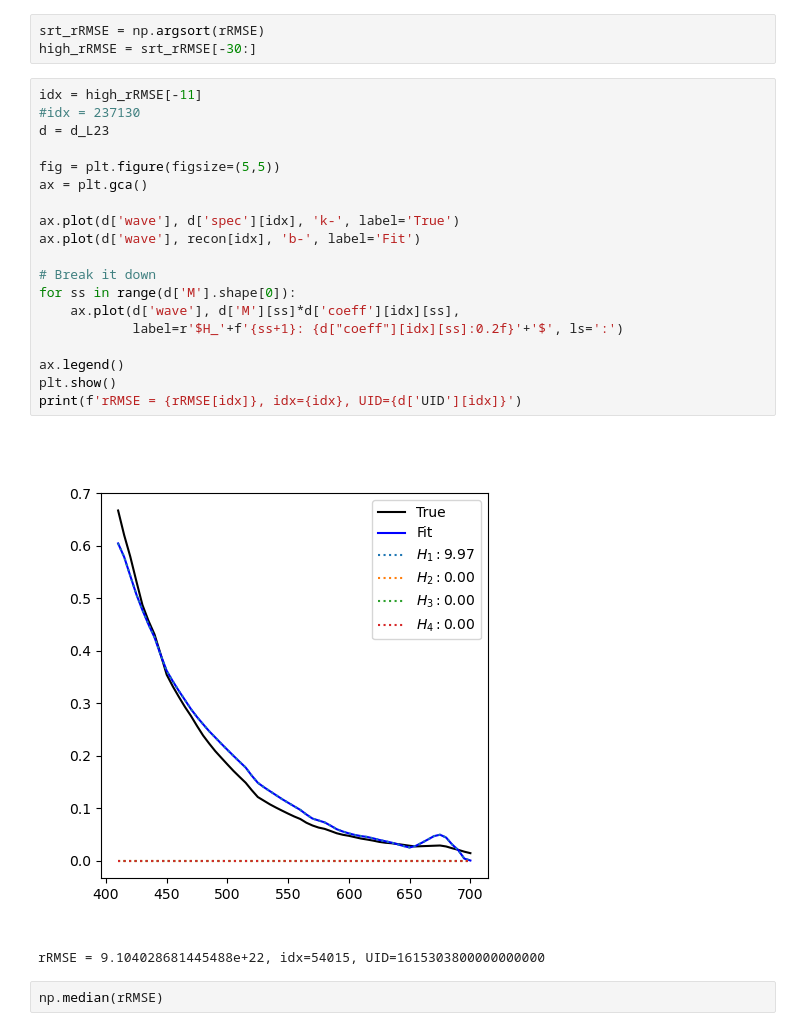
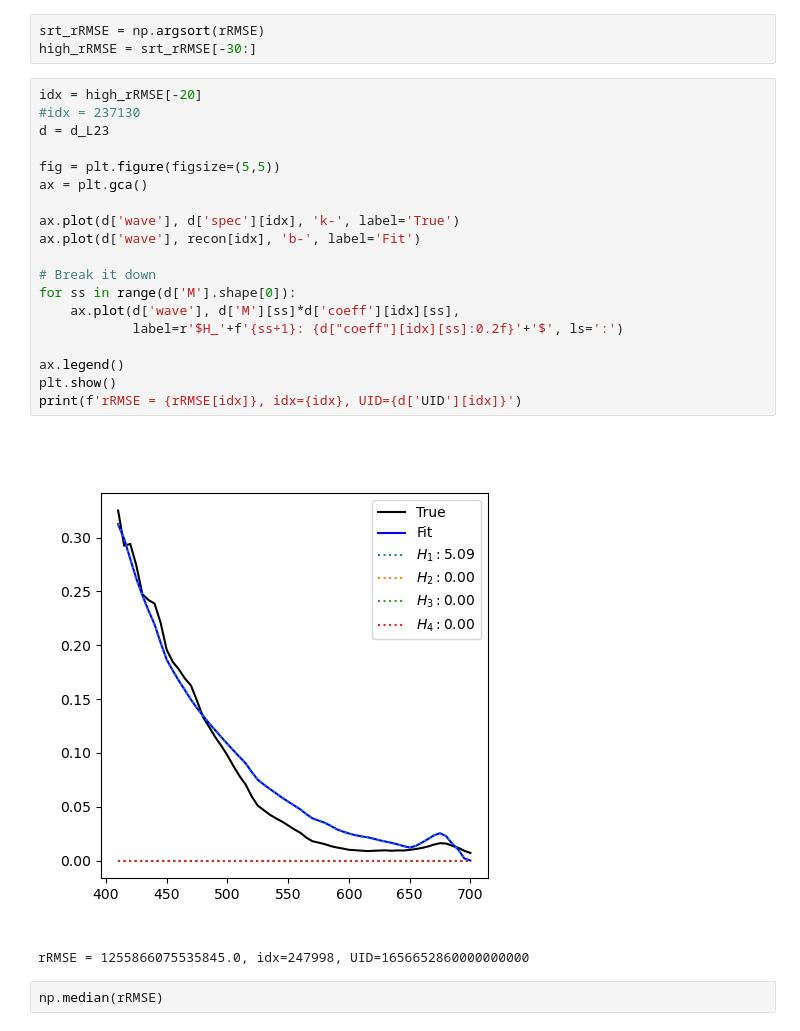
Before and after one commit to Sea-Meets-the-Stars/cnmf, a Jupyter notebook: papers/I/Analysis/Outliers_Tara.ipynb, the cells around one changed output. Saved outputs shown, nothing was run; the diff lists cells and outputs as text.

```diff
--- a/papers/I/Analysis/Outliers_Tara.ipynb
+++ b/papers/I/Analysis/Outliers_Tara.ipynb
@@ -101,27 +101,27 @@ rRMSE = np.sqrt(np.mean((diff/recon)**2, axis=1))
 srt_rRMSE = np.argsort(rRMSE)
 high_rRMSE = srt_rRMSE[-30:]
 # %%
-idx = high_rRMSE[-11]
+idx = high_rRMSE[-20]
 #idx = 237130
 d = d_L23
 
 fig = plt.figure(figsize=(5,5))
 ax = plt.gca()
 
 ax.plot(d['wave'], d['spec'][idx], 'k-', label='True')
 ax.plot(d['wave'], recon[idx], 'b-', label='Fit')
 
 # Break it down
 for ss in range(d['M'].shape[0]):
     ax.plot(d['wave'], d['M'][ss]*d['coeff'][idx][ss],
             label=r'$H_'+f'{ss+1}: {d["coeff"][idx][ss]:0.2f}'+'$', ls=':')
 
 ax.legend()
 plt.show()
 print(f'rRMSE = {rRMSE[idx]}, idx={idx}, UID={d['UID'][idx]}')
 # %% [output]
-[figure, old version]
+[figure, new version]
-rRMSE = 9.104028681445488e+22, idx=54015, UID=1615303800000000000
+rRMSE = 1255866075535845.0, idx=247998, UID=1656652860000000000
 # %%
 np.median(rRMSE)
 # %% [output]
```
Also changed, not shown: parts of 2 cells of this notebook, 13 other files.
